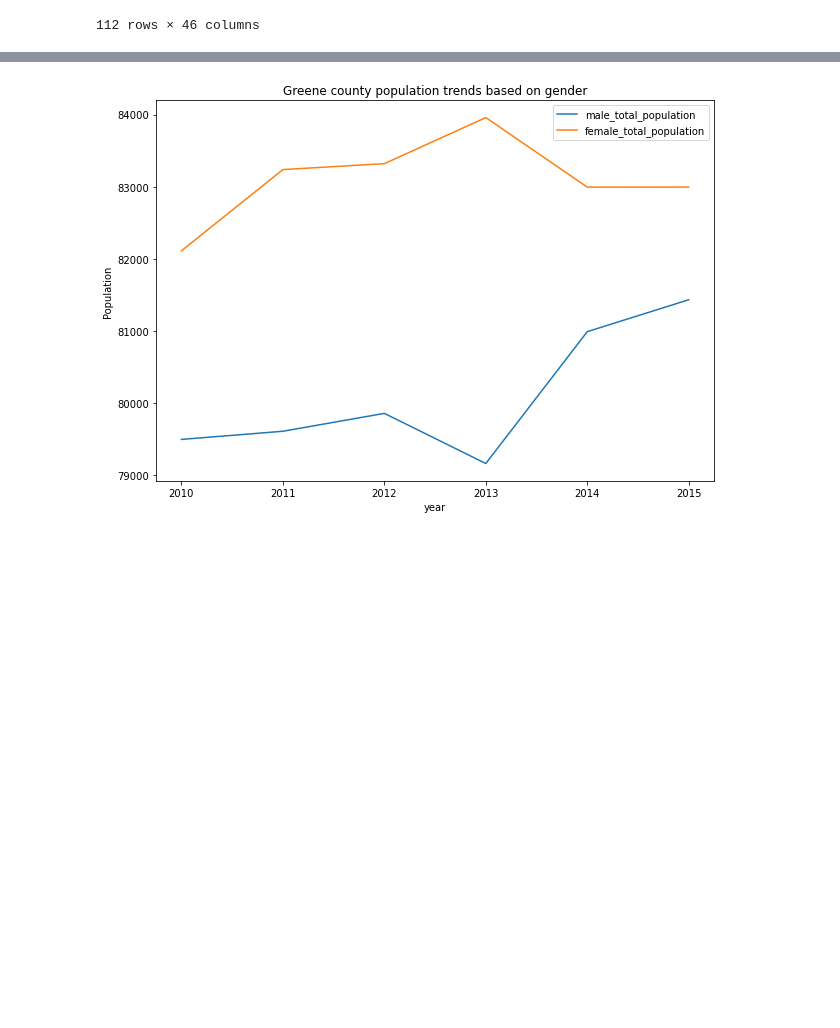
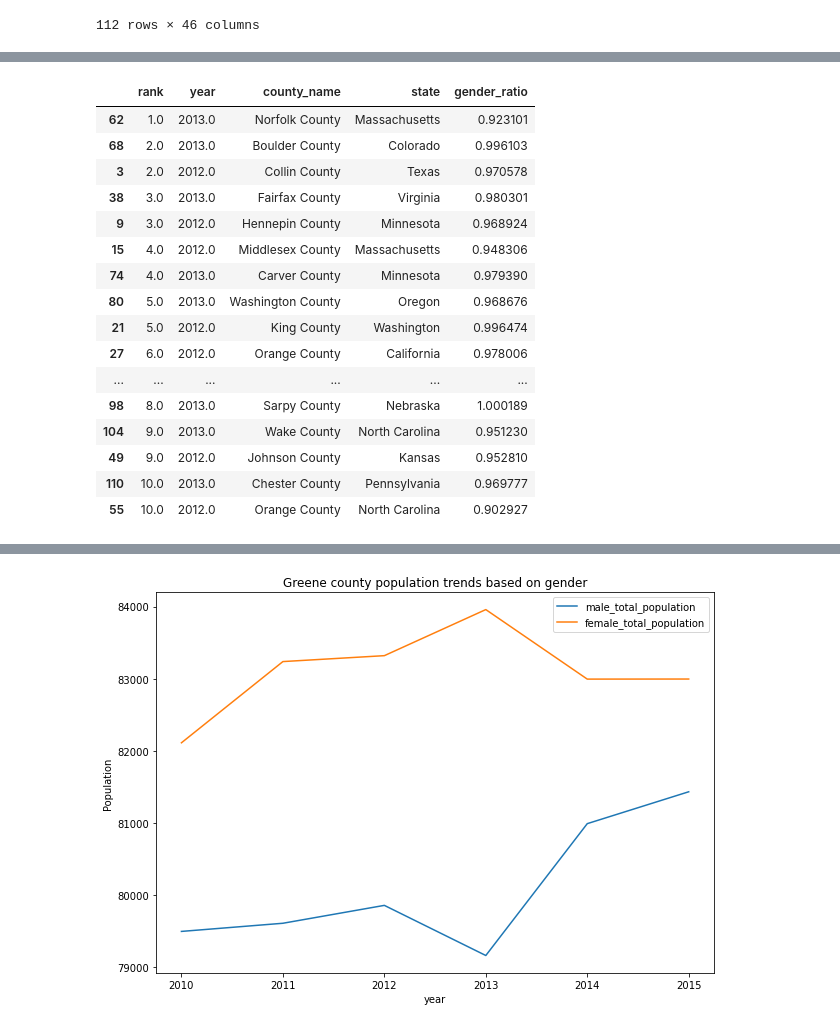
Before and after one commit to tahirzlone/python, a Jupyter notebook: dummy.ipynb, the cells around one changed output, grey strips where cells are left out. Drawn from its saved outputs; the diff is of its cells as text; code cells hidden in the pictures; blank space fills up the shorter version.

```diff
--- a/dummy.ipynb
+++ b/dummy.ipynb
@@ -39,7 +39,7 @@ df["total_population"] = df["female_total_population"] + df["male_total_populati
 top_cities.columns = ['city','state','county_name','rank','year','city_population']
 # %%
 # CONVERTING CITY POPULATION DATA FROM OBJECT TO INT
-top_cities['city_population'] = top_cities['city_population'].str.replace(',','').astype(int)
+#top_cities['city_population'] = top_cities['city_population'].str.replace(',','').astype(int)
 # %%
 df.head()
 # %% [output]
@@ -111,4 +95,13 @@ merged_data[['county_name','city','state','rank','year','county_population','cit
+# %%
+# INSERTING MISSING DATA USING INTERPOLATION FOR YEAR 2012
+
+missing_row_reston = [['Fairfax County','Virginia', 2012, np.NaN, np.NaN, np.NaN, np.NaN, np.NaN, np.NaN, np.NaN, np.NaN, np.NaN, np.NaN, np.NaN, np.NaN, np.NaN, np.NaN, np.NaN, np.NaN, np.NaN, np.NaN, np.NaN, np.NaN, np.NaN, np.NaN, np.NaN, np.NaN, np.NaN, np.NaN, np.NaN, np.NaN, np.NaN, np.NaN, np.NaN, np.NaN, np.NaN, np.NaN, np.NaN, np.NaN, np.NaN, np.NaN, np.NaN,'Reston', 7, 60300]]
+missing_row_vienna = [['Fairfax County','Virginia', 2012, np.NaN, np.NaN, np.NaN, np.NaN, np.NaN, np.NaN, np.NaN, np.NaN, np.NaN, np.NaN, np.NaN, np.NaN, np.NaN, np.NaN, np.NaN, np.NaN, np.NaN, np.NaN, np.NaN, np.NaN, np.NaN, np.NaN, np.NaN, np.NaN, np.NaN, np.NaN, np.NaN, np.NaN, np.NaN, np.NaN, np.NaN, np.NaN, np.NaN, np.NaN, np.NaN, np.NaN, np.NaN, np.NaN, np.NaN,'Vienna', 0, 60300]]
+merged_data = merged_data.append(pd.DataFrame(missing_row_reston, columns=merged_data.columns)).sort_values('year').interpolate()
+merged_data = merged_data.append(pd.DataFrame(missing_row_vienna, columns=merged_data.columns)).sort_values('year').interpolate()
 # %%
+#ADDING CUSTOM COLUMNS
+merged_data["gender_ratio"] = (merged_data["male_total_population"] / merged_data["female_total_population"])
+
 # ADDED % POPULATION OF COUNTY COLUMN AS PER REQUIREMENT NO 3 OF PART TWO
-merged_data['% population of county'] = (merged_data['city_population']/merged_data['county_population']) * 100
-merged_data.head()
+merged_data['percent_population_of_county'] = (merged_data['city_population']/merged_data['county_population']) * 100
@@ -149,0 +124,21 @@ fairfax_county
+# %%
+ranked_data = merged_data[(merged_data['rank'] != 0)]
+ranked_data[['rank','year','county_name','state','gender_ratio']].sort_values(by='rank')
+# %% [output]
+|  | rank | year | county_name | state | gender_ratio |
+| 62 | 1.0 | 2013.0 | Norfolk County | Massachusetts | 0.923101 |
+| 68 | 2.0 | 2013.0 | Boulder County | Colorado | 0.996103 |
+| 3 | 2.0 | 2012.0 | Collin County | Texas | 0.970578 |
+| 38 | 3.0 | 2013.0 | Fairfax County | Virginia | 0.980301 |
+| 9 | 3.0 | 2012.0 | Hennepin County | Minnesota | 0.968924 |
+| 15 | 4.0 | 2012.0 | Middlesex County | Massachusetts | 0.948306 |
+| 74 | 4.0 | 2013.0 | Carver County | Minnesota | 0.979390 |
+| 80 | 5.0 | 2013.0 | Washington County | Oregon | 0.968676 |
+| 21 | 5.0 | 2012.0 | King County | Washington | 0.996474 |
+| 27 | 6.0 | 2012.0 | Orange County | California | 0.978006 |
+| ... | ... | ... | ... | ... | ... |
+| 98 | 8.0 | 2013.0 | Sarpy County | Nebraska | 1.000189 |
+| 104 | 9.0 | 2013.0 | Wake County | North Carolina | 0.951230 |
+| 49 | 9.0 | 2012.0 | Johnson County | Kansas | 0.952810 |
+| 110 | 10.0 | 2013.0 | Chester County | Pennsylvania | 0.969777 |
+| 55 | 10.0 | 2012.0 | Orange County | North Carolina | 0.902927 |
```
Also changed, not shown: parts of 8 cells of this notebook.
